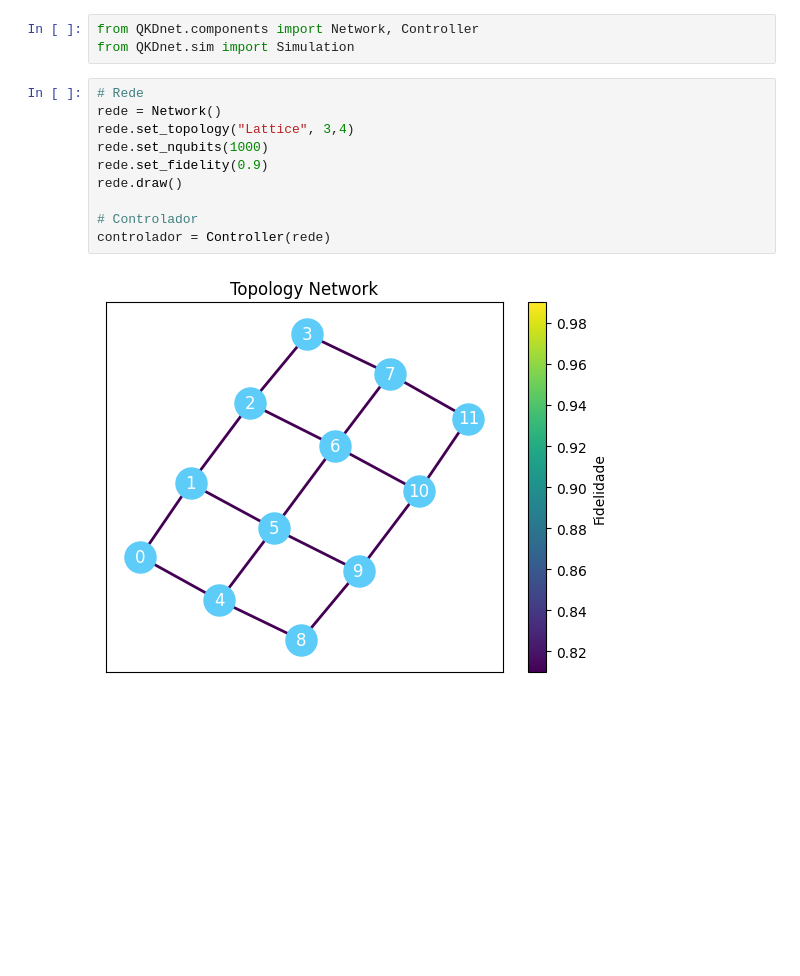
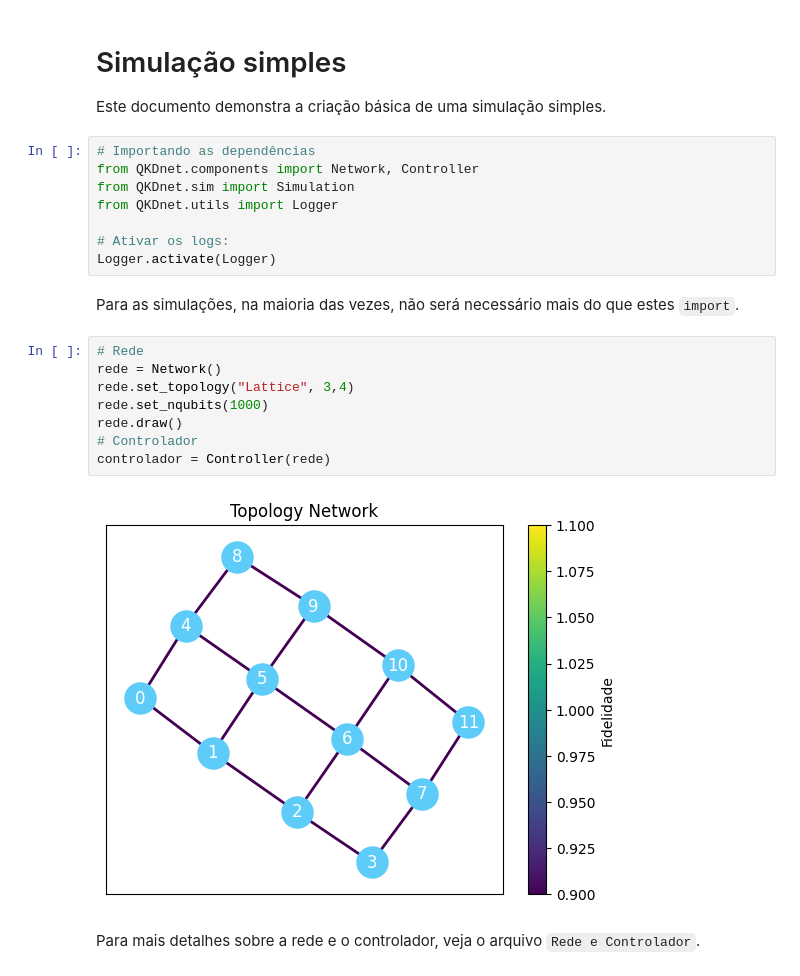
Before and after one commit to artuenric/Simulacoes-QKD, a Jupyter notebook: Simulação.ipynb, the cells around one changed output. Saved outputs shown, nothing was run; the diff lists cells and outputs as text; blank space fills up the shorter version.

Commit message:
Novos Scripts
É preciso definir como várias simulações irão acontecer.

```diff
--- a/Simulação.ipynb
+++ b/Simulação.ipynb
@@ -1,18 +1,28 @@
+# %% [markdown]
+# Simulação simples
+Este documento demonstra a criação básica de uma simulação simples.
 # %%
+# Importando as dependências
 from QKDnet.components import Network, Controller
 from QKDnet.sim import Simulation
+from QKDnet.utils import Logger
+
+# Ativar os logs:
+Logger.activate(Logger)
+# %% [markdown]
+Para as simulações, na maioria das vezes, não será necessário mais do que estes ``import``.
 # %%
 # Rede
 rede = Network()
 rede.set_topology("Lattice", 3,4)
 rede.set_nqubits(1000)
-rede.set_fidelity(0.9)
 rede.draw()
-
 # Controlador
 controlador = Controller(rede)
 # %% [output]
-[figure, old version]
+[figure, new version]
+# %% [markdown]
+Para mais detalhes sobre a rede e o controlador, veja o arquivo ``Rede e Controlador``.
 # %%
 # Simulação
 sim = Simulation(rede, controlador)
```
Also changed, not shown: parts of 3 cells of this notebook, 9 other files.
